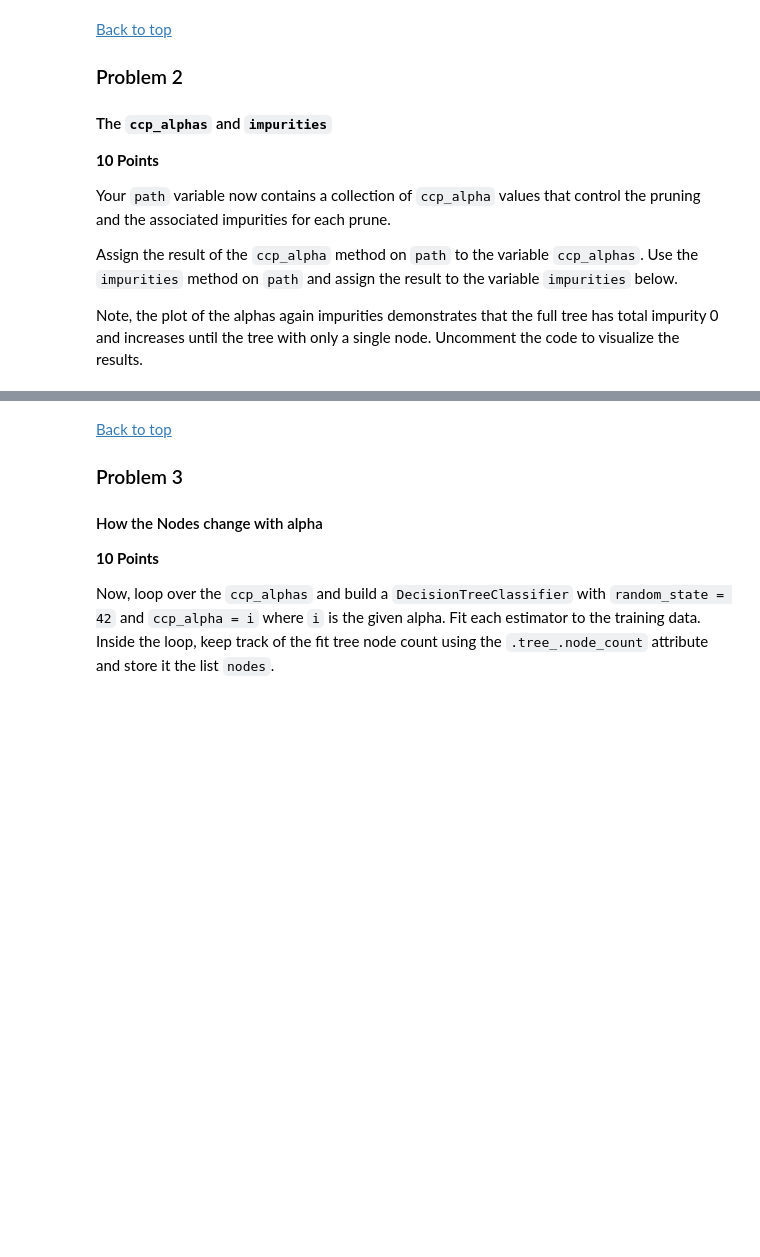
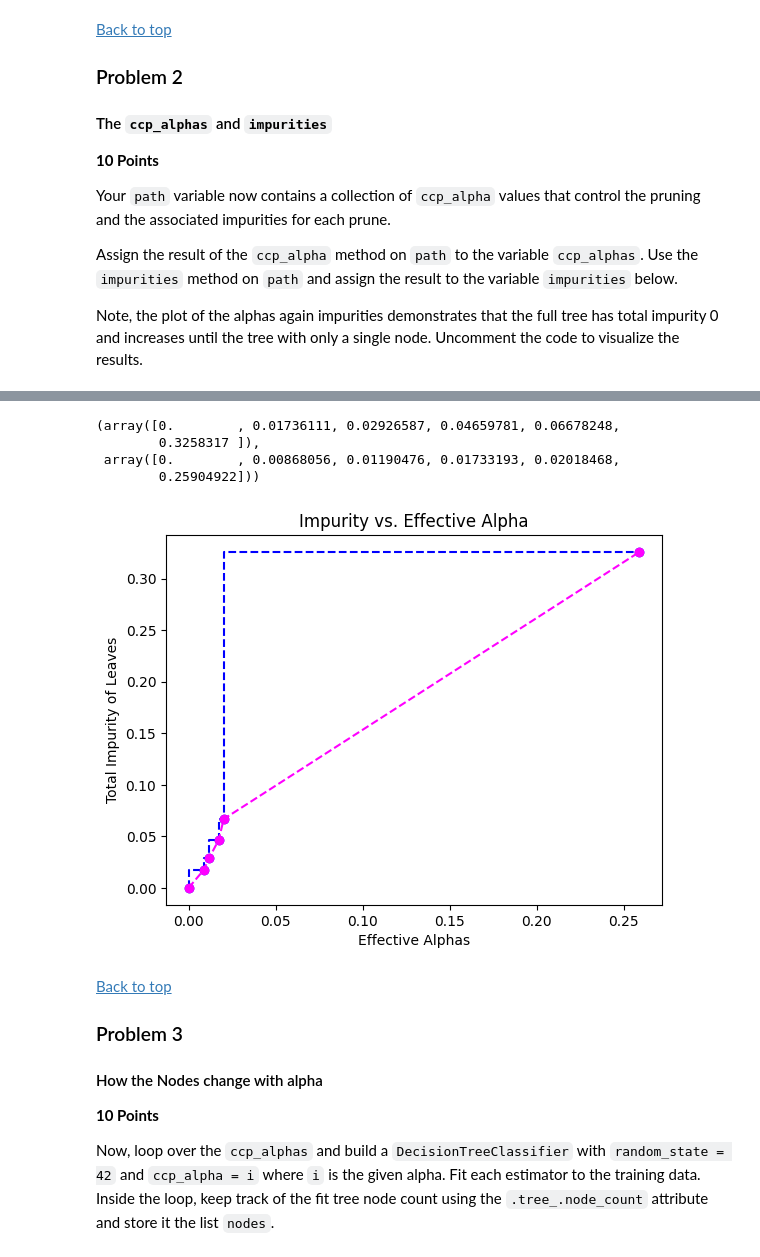
Before and after one commit to Subroy1/MSAI_AllPracticeModules, a Jupyter notebook: Module 14/Assignment14_3.ipynb, the cells around one changed output, grey strips where cells are left out. Saved outputs shown, nothing was run; the diff lists cells and outputs as text; code cells hidden in the pictures; blank space fills up the shorter version.

```diff
--- a/Module 14/Assignment14_3.ipynb
+++ b/Module 14/Assignment14_3.ipynb
@@ -95,3 +114,19 @@ plt.ylabel('Total Impurity of Leaves');
+# %%
+impurities[:-1], ccp_alphas[:-1]
+# %% [output]
+(array([0.        , 0.01736111, 0.02926587, 0.04659781, 0.06678248,
+        0.3258317 ]),
+ array([0.        , 0.00868056, 0.01190476, 0.01733193, 0.02018468,
+        0.25904922]))
+# %%
+## Answer check
+plt.step(ccp_alphas[:-1], impurities[:-1], '--o', color='blue')
+plt.plot(ccp_alphas[:-1], impurities[:-1], '--o', color='magenta')
+plt.title('Impurity vs. Effective Alpha')
+plt.xlabel('Effective Alphas')
+plt.ylabel('Total Impurity of Leaves');
+# %% [output]
+[figure, added]
 # %% [markdown]
 [Back to top](#-Index)
 
```
Also changed, not shown: parts of 7 cells of this notebook.
